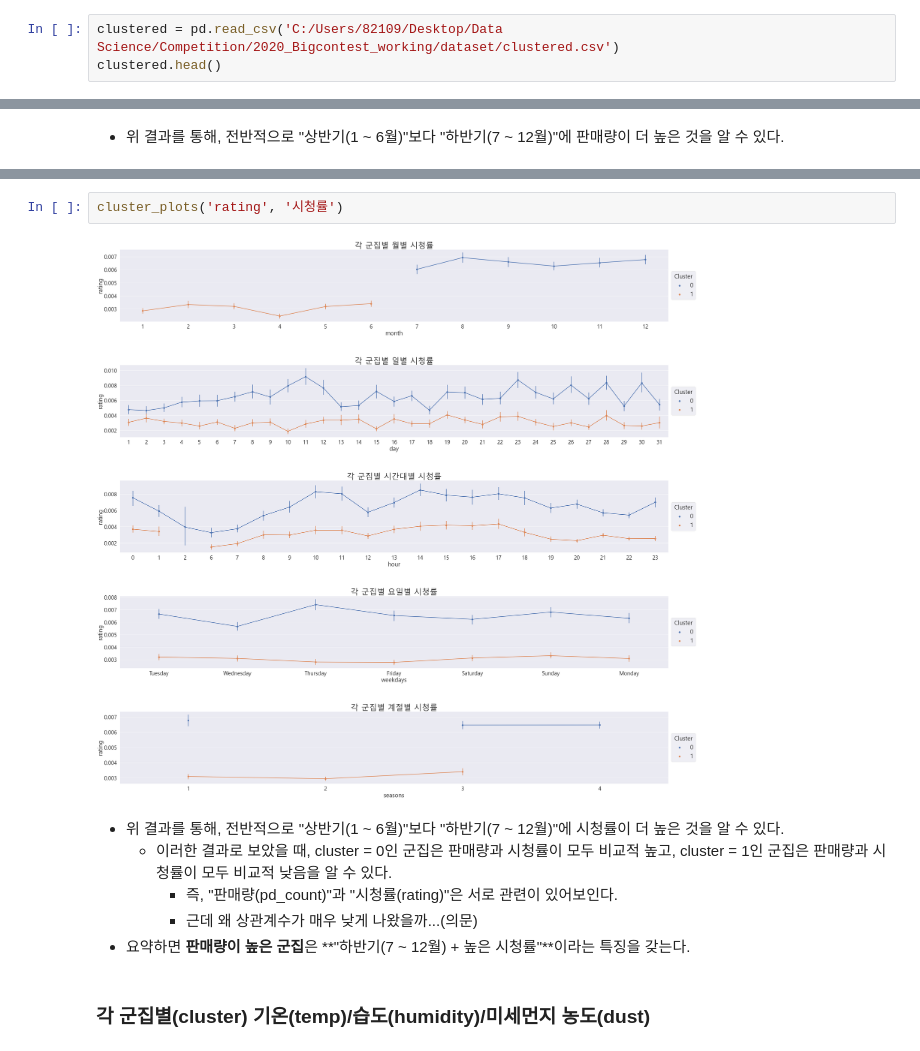
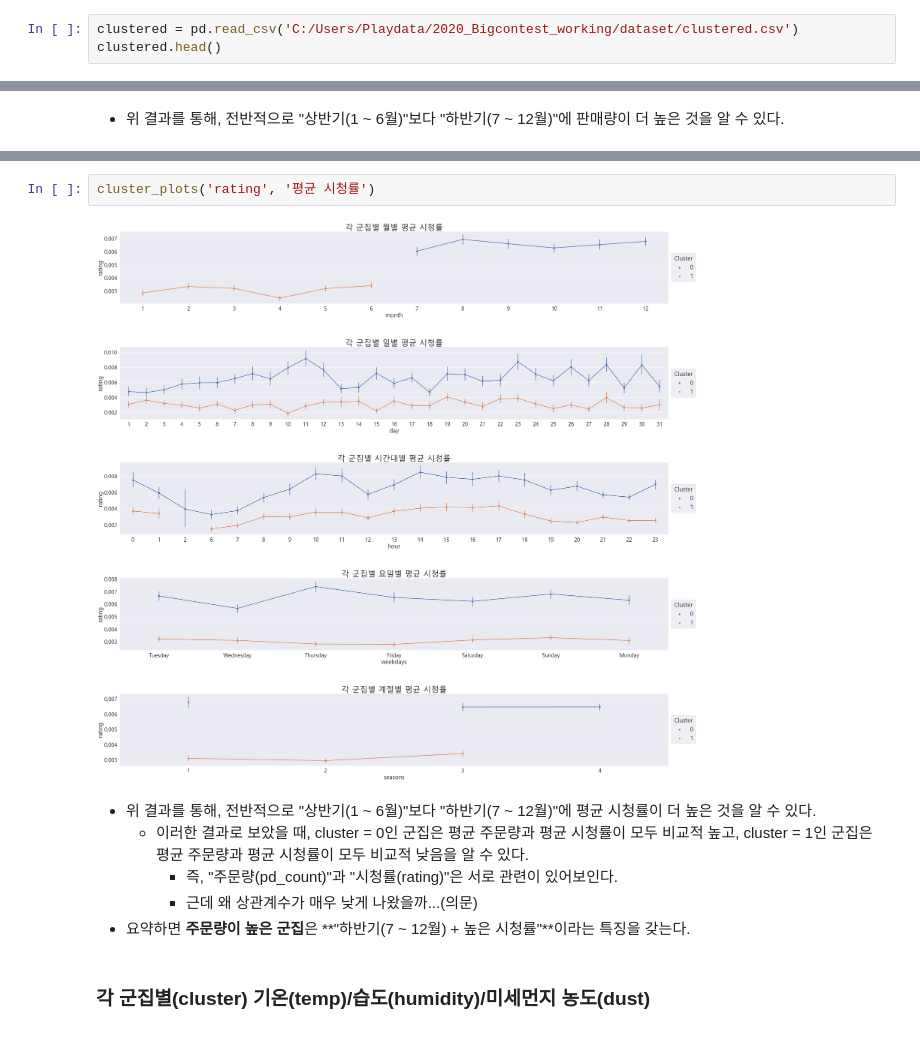
Before and after one commit to Blackraven93/2020_Bigcontest, a Jupyter notebook: python_code/형욱/clustered_K-means_군집별_탐색.ipynb, the cells around one changed output, grey strips where cells are left out. Cells and saved outputs as stored; diff of their text form.

```diff
--- a/python_code/형욱/clustered_K-means_군집별_탐색.ipynb
+++ b/python_code/형욱/clustered_K-means_군집별_탐색.ipynb
@@ -67,7 +67,7 @@ elif platform.system() == 'Windows':
 else:
     print('Unknown system... sorry~~~~')
 # %%
-clustered = pd.read_csv('C:/Users/82109/Desktop/Data Science/Competition/2020_Bigcontest_working/dataset/clustered.csv')
+clustered = pd.read_csv('C:/Users/Playdata/2020_Bigcontest_working/dataset/clustered.csv')
 clustered.head()
 # %% [output]
 |  | date | exp_mins | mom_code | pd_code | pd_name | pd_group | pd_price | sales | weekdays | seasons | ... |
@@ -209,13 +209,13 @@ cluster_plots('pd_count', '판매량')
 # %%
-cluster_plots('rating', '시청률')
+cluster_plots('rating', '평균 시청률')
 # %% [output]
-[figure, old version]
+[figure, new version]
 # %% [markdown]
-- 위 결과를 통해, 전반적으로 "상반기(1 ~ 6월)"보다 "하반기(7 ~ 12월)"에 시청률이 더 높은 것을 알 수 있다.
-    - 이러한 결과로 보았을 때, cluster = 0인 군집은 판매량과 시청률이 모두 비교적 높고, cluster = 1인 군집은 판매량과 시청률이 모두 비교적 낮음을 알 수 있다.
-        - 즉, "판매량(pd_count)"과 "시청률(rating)"은 서로 관련이 있어보인다.
+- 위 결과를 통해, 전반적으로 "상반기(1 ~ 6월)"보다 "하반기(7 ~ 12월)"에 평균 시청률이 더 높은 것을 알 수 있다.
+    - 이러한 결과로 보았을 때, cluster = 0인 군집은 평균 주문량과 평균 시청률이 모두 비교적 높고, cluster = 1인 군집은 평균 주문량과 평균 시청률이 모두 비교적 낮음을 알 수 있다.
+        - 즉, "주문량(pd_count)"과 "시청률(rating)"은 서로 관련이 있어보인다.
         - 근데 왜 상관계수가 매우 낮게 나왔을까...(의문)
-- 요약하면 **판매량이 높은 군집**은 **"하반기(7 ~ 12월) + 높은 시청률"**이라는 특징을 갖는다.
+- 요약하면 **주문량이 높은 군집**은 **"하반기(7 ~ 12월) + 높은 시청률"**이라는 특징을 갖는다.
 # %% [markdown]
 ### 각 군집별(cluster) 기온(temp)/습도(humidity)/미세먼지 농도(dust)
 # %%
```
Also changed, not shown: parts of 18 cells of this notebook, 2 other files.
